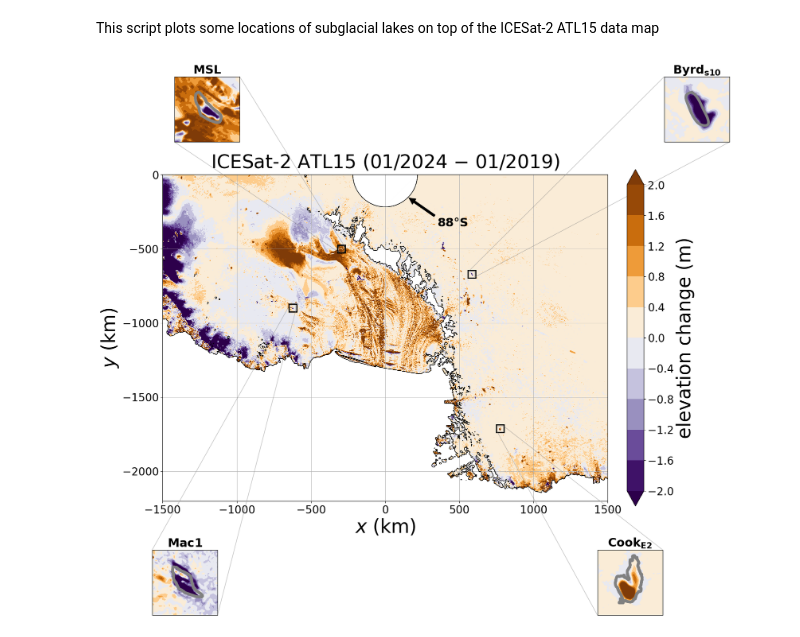
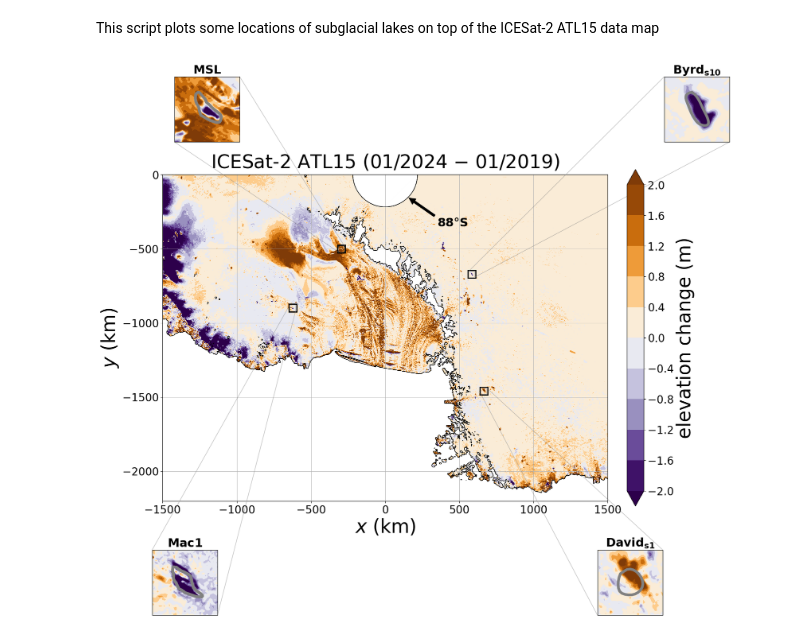
Before and after one commit to agstub/lake-pressures, a Jupyter notebook: notebooks/0b_plot_map.ipynb, the cells around one changed output. Saved outputs shown, nothing was run; the diff lists cells and outputs as text; code cells hidden in the pictures.

Commit message:
update map plot notebook

```diff
--- a/notebooks/0b_plot_map.ipynb
+++ b/notebooks/0b_plot_map.ipynb
@@ -47,8 +47,8 @@ xB = float(outline.centroid.x.iloc[0])*1e3
 yB = float(outline.centroid.y.iloc[0])*1e3
 
 
-# Cook_E2
-lake_name = 'Cook_E2'
+# David_s1
+lake_name = 'David_s1'
 outline = gdf.loc[gdf['name'] == lake_name]
 xS = float(outline.centroid.x.iloc[0])*1e3
 yS = float(outline.centroid.y.iloc[0])*1e3
@@ -113,12 +113,12 @@ axins.set_yticks([])
 axins.set_title(r'$\mathrm{\mathbf{Byrd_{s10}}}$', fontsize=22)
 axins.set_aspect('equal', 'box')
 plt.gca().indicate_inset_zoom(axins, edgecolor="gray")
-#INSET 2: Cook-E2
+#INSET 2: David-s1
 axins = plt.gca().inset_axes([0.95, -0.35, 0.2, 0.2])
 axins.contourf(x2_/1000, y2_/1000, dh2_0, cmap='PuOr_r',
                   levels=np.linspace(-2,2,11), extend='both')
 x1, x2, y1, y2 = points_x[1]-20, points_x[1]+20, points_y[1]-20, points_y[1]+20
-outline = gdf.loc[gdf['name']=='Cook_E2']
+outline = gdf.loc[gdf['name']=='David_s1']
 outline.plot(edgecolor='gray',facecolor='none',ax=axins,linewidth=5,linestyle='-')
 axins.set_xlim(x1, x2)
 axins.set_ylim(y1, y2)
@@ -126,7 +126,7 @@ axins.set_xticklabels([])
 axins.set_yticklabels([])
 axins.set_xticks([])
 axins.set_yticks([])
-axins.set_title(r'$\mathrm{\mathbf{Cook_{E2}}}$', fontsize=22)
+axins.set_title(r'$\mathrm{\mathbf{David_{s1}}}$', fontsize=22)
 axins.set_aspect('equal', 'box')
 plt.gca().indicate_inset_zoom(axins, edgecolor="gray")
 #INSET 3: Mac1
@@ -139,32 +139,32 @@ outline.plot(edgecolor='gray',facecolor='none',ax=axins,linewidth=5,linestyle='-
 axins.set_xlim(x1, x2)
 axins.set_ylim(y1, y2)
 axins.set_xticks([])
 axins.set_yticks([])
 axins.set_xticklabels([])
 axins.set_yticklabels([])
 axins.set_title(r'$\mathrm{\mathbf{Mac1}}$', fontsize=22)
 axins.set_aspect('equal', 'box')
 plt.gca().indicate_inset_zoom(axins, edgecolor="gray")
 #INSET 4: Mercer
 axins = plt.gca().inset_axes([0.0, 1.1, 0.2, 0.2])
 axins.contourf(x/1000, y/1000, dh_0, cmap='PuOr_r',
                   levels=np.linspace(-2,2,11), extend='both')
 x1, x2, y1, y2 = points_x[3]-20, points_x[3]+20, points_y[3]-20, points_y[3]+20
 outline = gdf.loc[gdf['name']=='MercerSubglacialLake']
 outline.plot(edgecolor='gray',facecolor='none',ax=axins,linewidth=5,linestyle='-')
 axins.set_xlim(x1, x2)
 axins.set_ylim(y1, y2)
 axins.set_xticks([])
 axins.set_yticks([])
 axins.set_xticklabels([])
 axins.set_yticklabels([])
 axins.set_title(r'$\mathrm{\mathbf{MSL}}$', fontsize=22)
 axins.set_aspect('equal', 'box')
 plt.gca().indicate_inset_zoom(axins, edgecolor="gray")
 plt.ylim(-2200,0)
 plt.xlim(-1500,1500)
-plt.savefig('fig1', bbox_inches='tight')
+plt.savefig('fig2', bbox_inches='tight')
 plt.show()
 plt.close()
 # %% [output]
-[figure, old version]
+[figure, new version]
```
